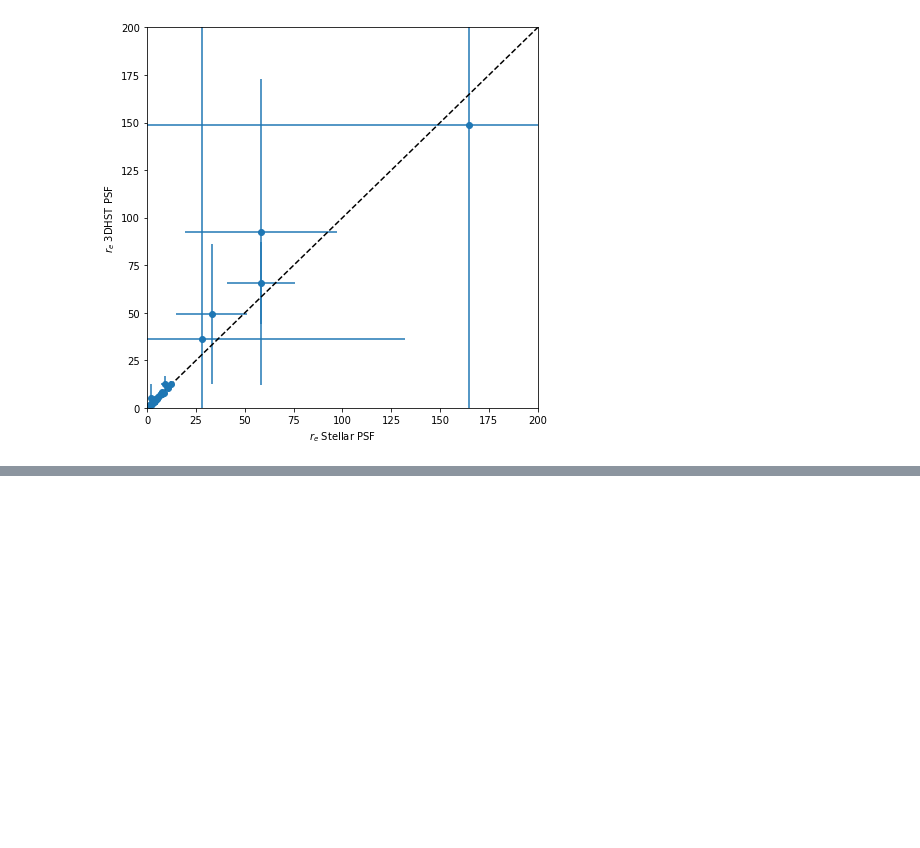
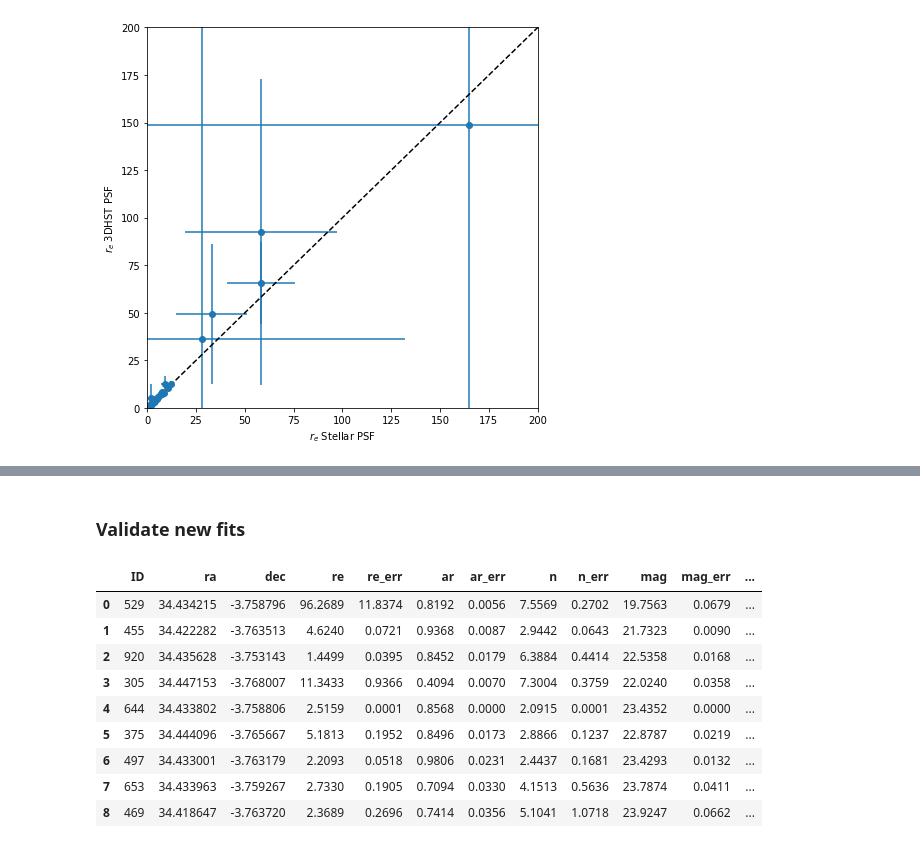
Before and after one commit to enoordeh/GalaxyPops, a Jupyter notebook: Analysis/HST/HST_galfit.ipynb, the cells around one changed output, grey strips where cells are left out. Cells and saved outputs as stored; diff of their text form; code cells hidden in the pictures; blank space fills up the shorter version.

```diff
--- a/Analysis/HST/HST_galfit.ipynb
+++ b/Analysis/HST/HST_galfit.ipynb
@@ -231,0 +334,15 @@ Text(0,0.5,'$r_e$ 3DHST PSF')
+# %% [markdown]
+### Validate new fits
+# %%
+new_df
+# %% [output]
+|  | ID | ra | dec | re | re_err | ar | ar_err | n | n_err | mag | mag_err | ... |
+| 0 | 529 | 34.434215 | -3.758796 | 96.2689 | 11.8374 | 0.8192 | 0.0056 | 7.5569 | 0.2702 | 19.7563 | 0.0679 | ... |
+| 1 | 455 | 34.422282 | -3.763513 | 4.6240 | 0.0721 | 0.9368 | 0.0087 | 2.9442 | 0.0643 | 21.7323 | 0.0090 | ... |
+| 2 | 920 | 34.435628 | -3.753143 | 1.4499 | 0.0395 | 0.8452 | 0.0179 | 6.3884 | 0.4414 | 22.5358 | 0.0168 | ... |
+| 3 | 305 | 34.447153 | -3.768007 | 11.3433 | 0.9366 | 0.4094 | 0.0070 | 7.3004 | 0.3759 | 22.0240 | 0.0358 | ... |
+| 4 | 644 | 34.433802 | -3.758806 | 2.5159 | 0.0001 | 0.8568 | 0.0000 | 2.0915 | 0.0001 | 23.4352 | 0.0000 | ... |
+| 5 | 375 | 34.444096 | -3.765667 | 5.1813 | 0.1952 | 0.8496 | 0.0173 | 2.8866 | 0.1237 | 22.8787 | 0.0219 | ... |
+| 6 | 497 | 34.433001 | -3.763179 | 2.2093 | 0.0518 | 0.9806 | 0.0231 | 2.4437 | 0.1681 | 23.4293 | 0.0132 | ... |
+| 7 | 653 | 34.433963 | -3.759267 | 2.7330 | 0.1905 | 0.7094 | 0.0330 | 4.1513 | 0.5636 | 23.7874 | 0.0411 | ... |
+| 8 | 469 | 34.418647 | -3.763720 | 2.3689 | 0.2696 | 0.7414 | 0.0356 | 5.1041 | 1.0718 | 23.9247 | 0.0662 | ... |
```
Also changed, not shown: parts of 11 cells of this notebook, 2 other files.
